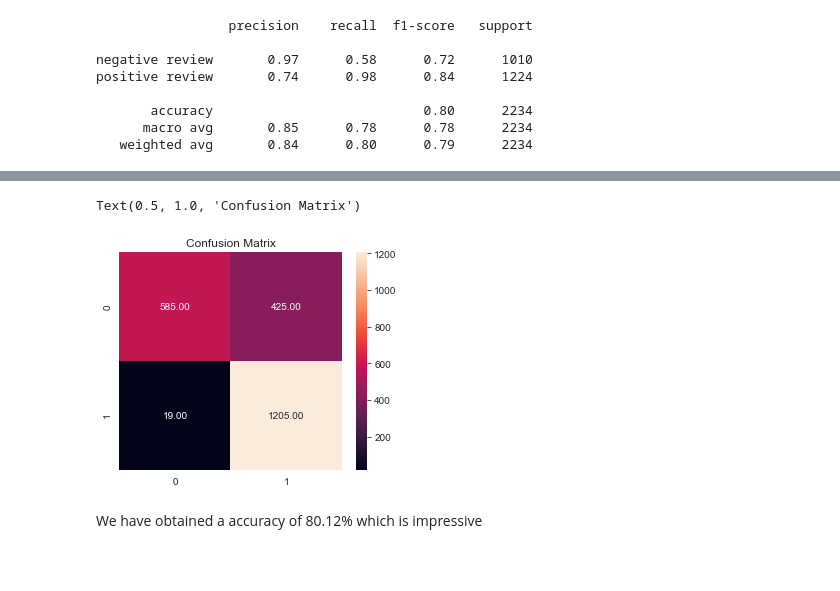
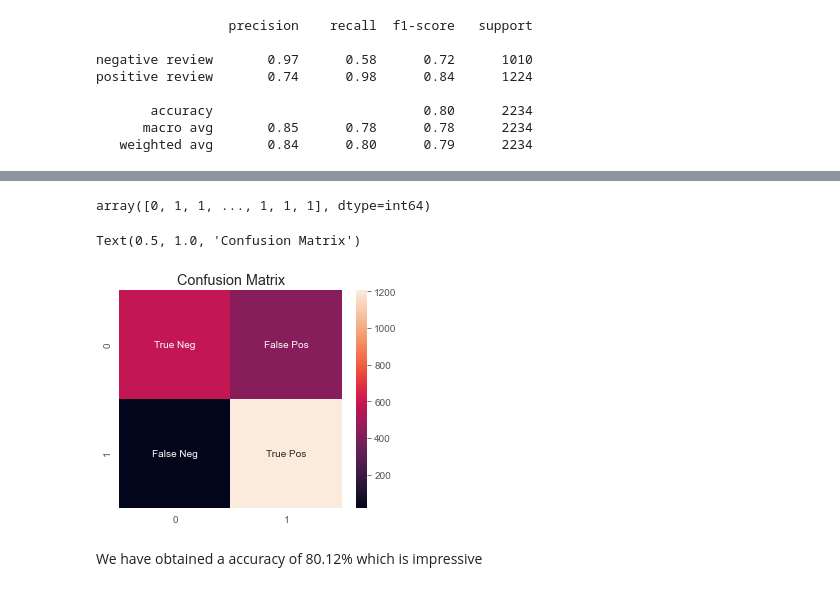
Before and after one commit to WerghiMedArbi/IMDB_Web_Scraping_and_Sentiment_Analysis, a Jupyter notebook: Sentiment Analysis IMDB reviews.ipynb, the cells around one changed output, grey strips where cells are left out. Saved outputs shown, nothing was run; the diff lists cells and outputs as text; code cells hidden in the pictures; blank space fills up the shorter version.

```diff
--- a/Sentiment Analysis IMDB reviews.ipynb
+++ b/Sentiment Analysis IMDB reviews.ipynb
@@ -304,10 +355,18 @@ positive review       0.74      0.98      0.84      1224
+# %%
+y_pred
+# %% [output]
+array([0, 1, 1, ..., 1, 1, 1], dtype=int64)
 # %%
 plt.figure(figsize=(5,4))
-sns.heatmap(confusion_matrix(y_test,y_pred),annot=True,fmt='.2f')
+
+labels = ["True Neg","False Pos","False Neg","True Pos"]
+labels = np.asarray(labels).reshape(2,2)
+sns.heatmap(confusion_matrix(y_test,y_pred),annot=labels,fmt='')
+
 plt.title('Confusion Matrix')
 # %% [output]
 Text(0.5, 1.0, 'Confusion Matrix')
-[figure, old version]
+[figure, new version]
 # %% [markdown]
 We have obtained a accuracy of 80.12% which is impressive
 # %% [markdown]
```
Also changed, not shown: parts of 10 cells of this notebook.
